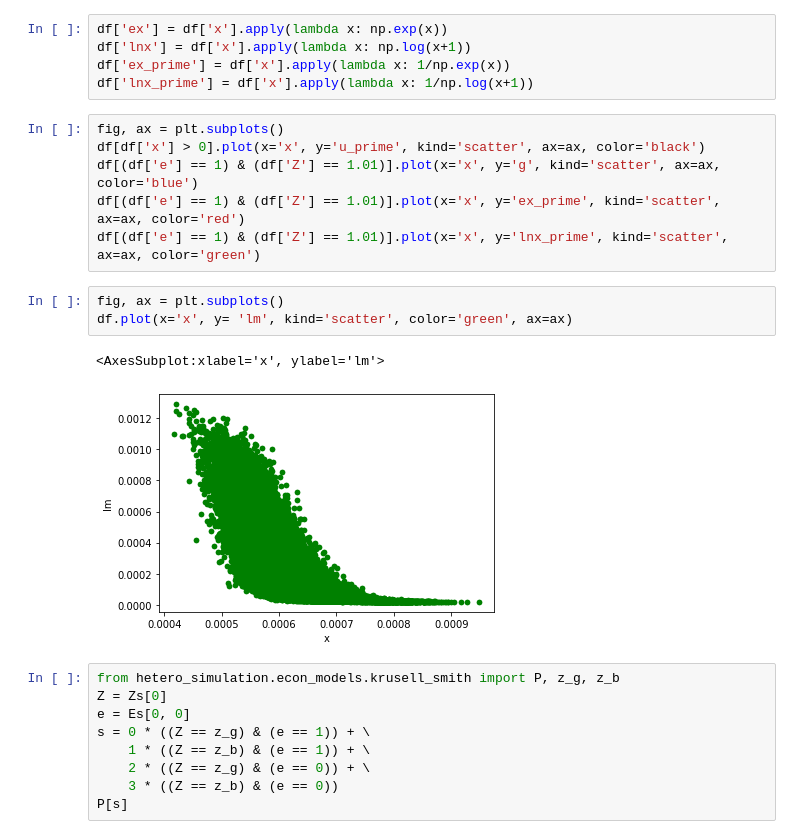
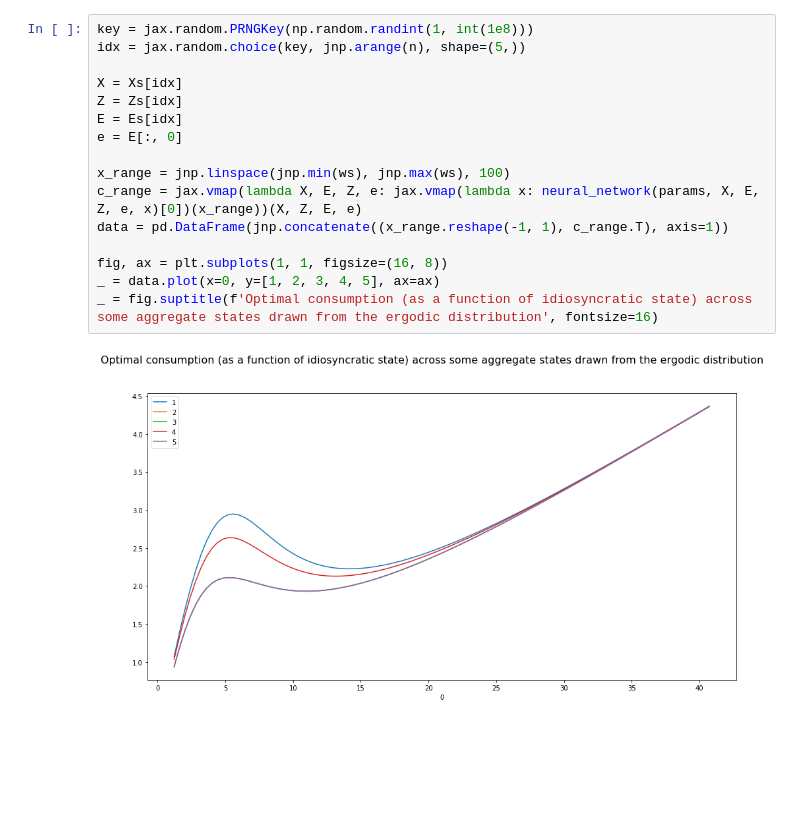
Before and after one commit to e-hall-hoffarth/hetero_simulation, a Jupyter notebook: share/notebooks/krusell_smith.ipynb, the cells around one changed output. Saved outputs shown, nothing was run; the diff lists cells and outputs as text; blank space fills up the shorter version.

```diff
--- a/share/notebooks/krusell_smith.ipynb
+++ b/share/notebooks/krusell_smith.ipynb
@@ -101,26 +85,18 @@ df
-# %%
-df['ex'] = df['x'].apply(lambda x: np.exp(x))
-df['lnx'] = df['x'].apply(lambda x: np.log(x+1))
-df['ex_prime'] = df['x'].apply(lambda x: 1/np.exp(x))
-df['lnx_prime'] = df['x'].apply(lambda x: 1/np.log(x+1))
-# %%
-fig, ax = plt.subplots()
-df[df['x'] > 0].plot(x='x', y='u_prime', kind='scatter', ax=ax, color='black')
-df[(df['e'] == 1) & (df['Z'] == 1.01)].plot(x='x', y='g', kind='scatter', ax=ax, color='blue')
-df[(df['e'] == 1) & (df['Z'] == 1.01)].plot(x='x', y='ex_prime', kind='scatter', ax=ax, color='red')
-df[(df['e'] == 1) & (df['Z'] == 1.01)].plot(x='x', y='lnx_prime', kind='scatter', ax=ax, color='green')
-# %%
-fig, ax = plt.subplots()
-df.plot(x='x', y= 'lm', kind='scatter', color='green', ax=ax)
-# %% [output]
-<AxesSubplot:xlabel='x', ylabel='lm'>
-[figure, removed]
-# %%
-from hetero_simulation.econ_models.krusell_smith import P, z_g, z_b
-Z = Zs[0]
-e = Es[0, 0]
-s = 0 * ((Z == z_g) & (e == 1)) + \
-    1 * ((Z == z_b) & (e == 1)) + \
-    2 * ((Z == z_g) & (e == 0)) + \
-    3 * ((Z == z_b) & (e == 0))
-P[s]
+# %%
+key = jax.random.PRNGKey(np.random.randint(1, int(1e8)))
+idx = jax.random.choice(key, jnp.arange(n), shape=(5,))
+
+X = Xs[idx]
+Z = Zs[idx]
+E = Es[idx]
+e = E[:, 0]
+
+x_range = jnp.linspace(jnp.min(ws), jnp.max(ws), 100)
+c_range = jax.vmap(lambda X, E, Z, e: jax.vmap(lambda x: neural_network(params, X, E, Z, e, x)[0])(x_range))(X, Z, E, e)
+data = pd.DataFrame(jnp.concatenate((x_range.reshape(-1, 1), c_range.T), axis=1))
+
+fig, ax = plt.subplots(1, 1, figsize=(16, 8))
+_ = data.plot(x=0, y=[1, 2, 3, 4, 5], ax=ax)
+_ = fig.suptitle(f'Optimal consumption (as a function of idiosyncratic state) across some aggregate states drawn from the ergodic distribution', fontsize=16)
+# %% [output]
+[figure, added]
```
Also changed, not shown: parts of 12 cells of this notebook, 2 other files.
